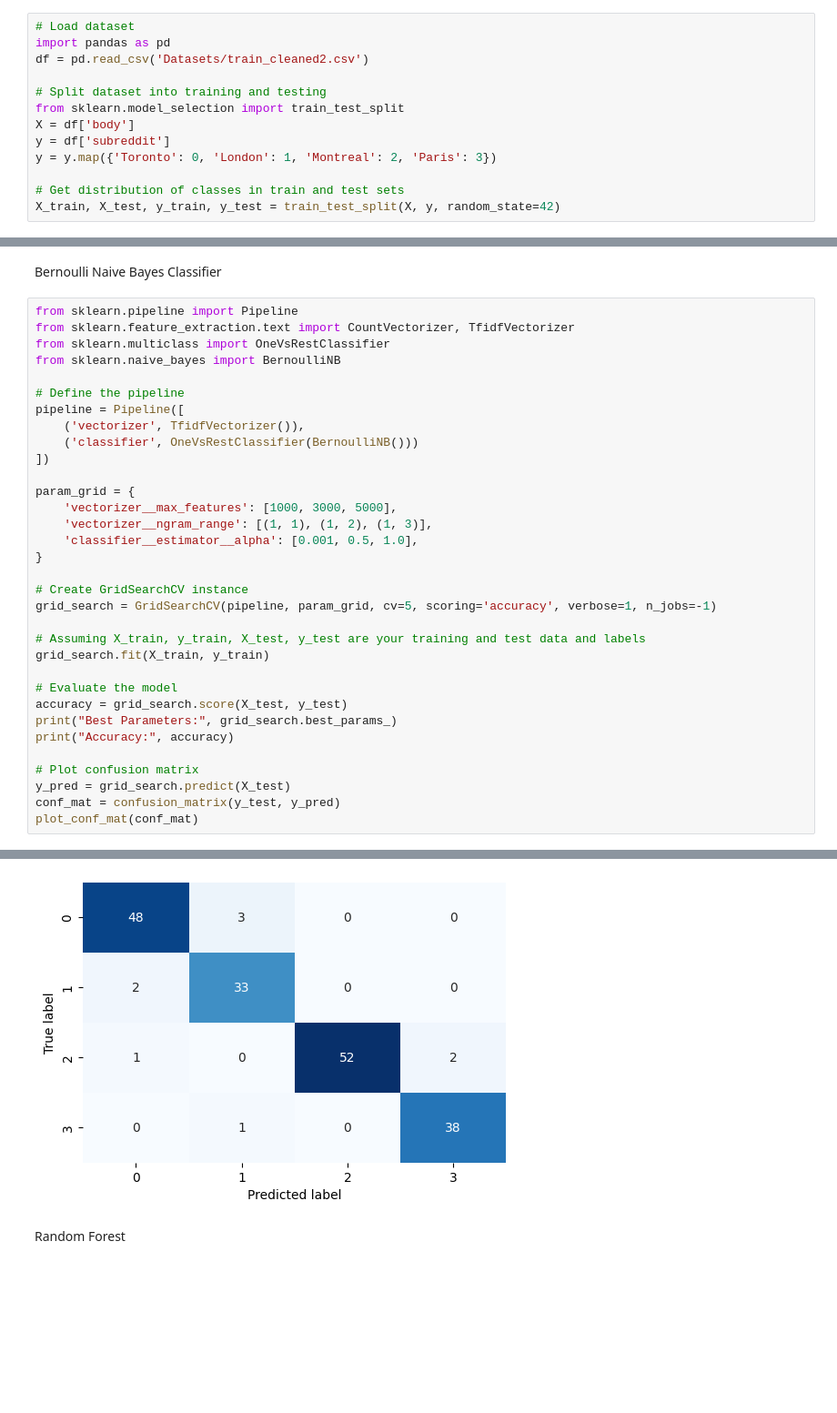
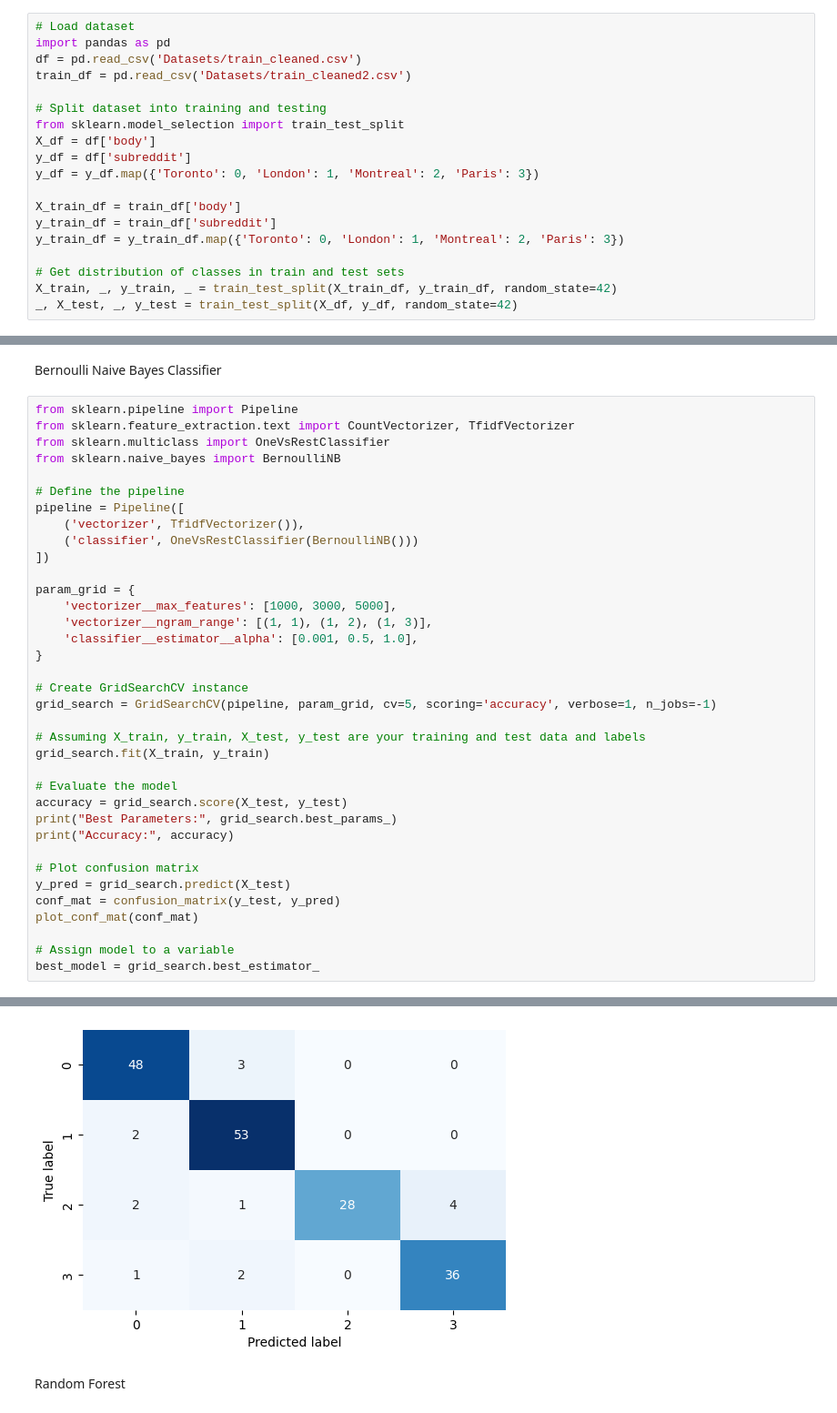
Before and after one commit to faverogian/ECSE551, a Jupyter notebook: Project 2/testing.ipynb, the cells around one changed output, grey strips where cells are left out. Shown at 91% size. Drawn from its saved outputs; the diff is of its cells as text; blank space fills up the shorter version.

```diff
--- a/Project 2/testing.ipynb
+++ b/Project 2/testing.ipynb
@@ -5,16 +5,22 @@ First thing that is to be done is to import the data and generate splits
 # %%
 # Load dataset
 import pandas as pd
-df = pd.read_csv('Datasets/train_cleaned2.csv')
+df = pd.read_csv('Datasets/train_cleaned.csv')
+train_df = pd.read_csv('Datasets/train_cleaned2.csv')
 
 # Split dataset into training and testing
 from sklearn.model_selection import train_test_split
-X = df['body']
-y = df['subreddit']
-y = y.map({'Toronto': 0, 'London': 1, 'Montreal': 2, 'Paris': 3})
+X_df = df['body']
+y_df = df['subreddit']
+y_df = y_df.map({'Toronto': 0, 'London': 1, 'Montreal': 2, 'Paris': 3})
+
+X_train_df = train_df['body']
+y_train_df = train_df['subreddit']
+y_train_df = y_train_df.map({'Toronto': 0, 'London': 1, 'Montreal': 2, 'Paris': 3})
 
 # Get distribution of classes in train and test sets
-X_train, X_test, y_train, y_test = train_test_split(X, y, random_state=42)
+X_train, _, y_train, _ = train_test_split(X_train_df, y_train_df, random_state=42)
+_, X_test, _, y_test = train_test_split(X_df, y_df, random_state=42)
 # %%
 # Print a nice confusion matrix between y_pred and y_test
 from sklearn.metrics import confusion_matrix
@@ -253,6 +259,9 @@ print("Accuracy:", accuracy)
 y_pred = grid_search.predict(X_test)
 conf_mat = confusion_matrix(y_test, y_pred)
 plot_conf_mat(conf_mat)
+
+# Assign model to a variable
+best_model = grid_search.best_estimator_
 # %% [output]
 Fitting 5 folds for each of 27 candidates, totalling 135 fits
 Best Parameters: {'classifier__estimator__alpha': 0.001, 'vectorizer__max_features': 3000, 'vectorizer__ngram_range': (1, 1)}
@@ -260,4 +269,4 @@ Accuracy: 0.95
-[figure, old version]
+[figure, new version]
 # %% [markdown]
 Random Forest
 # %%
```
Also changed, not shown: parts of 8 cells of this notebook, 13 other files.
